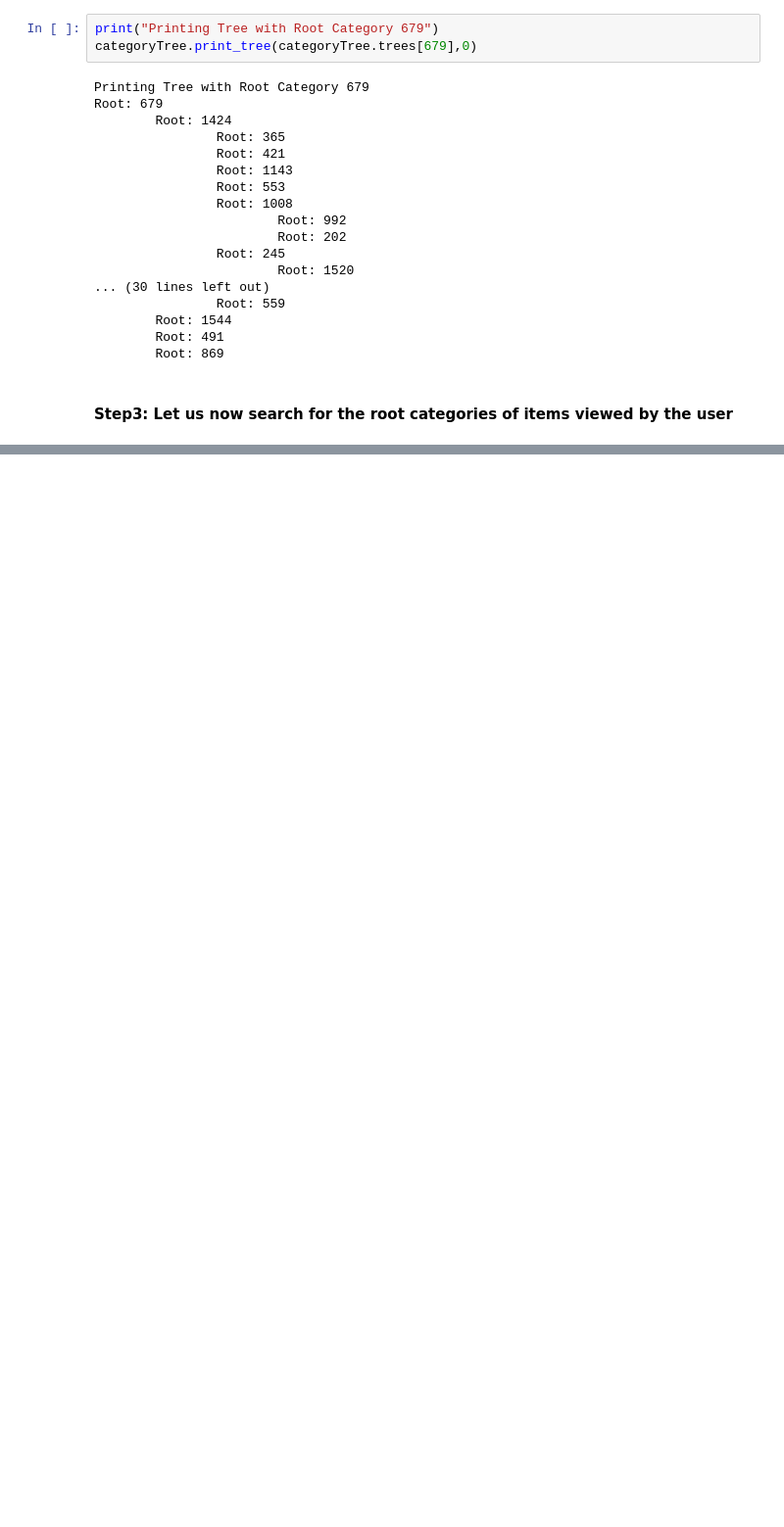
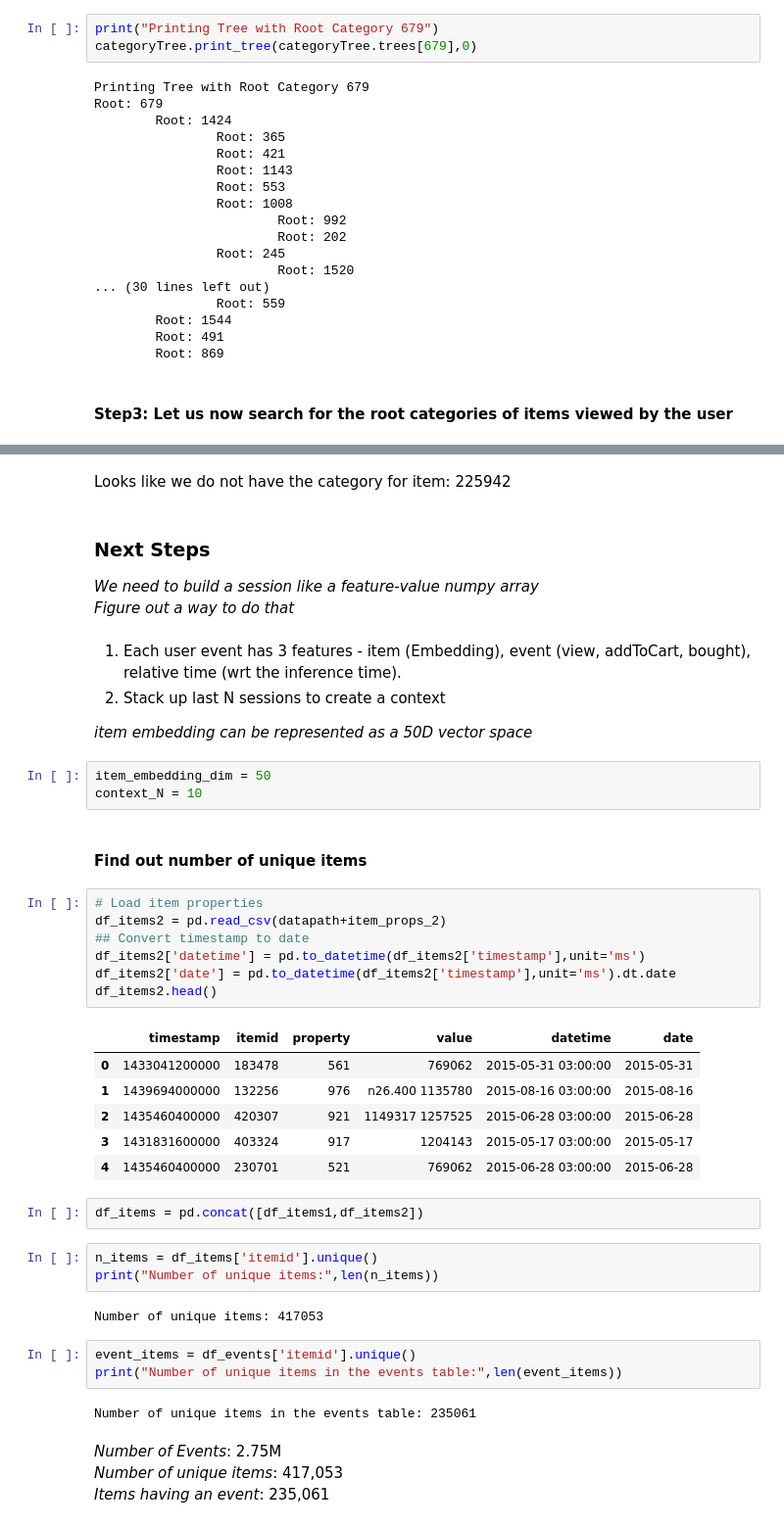
Before and after one commit to SamarthGupta93/RetailRocket, a Jupyter notebook: user_session.ipynb, the cells around one changed output, grey strips where cells are left out. Shown at 98% size. Cells and saved outputs as stored; diff of their text form; blank space fills up the shorter version.

Commit message:
Built numpy array for single user session

```diff
--- a/user_session.ipynb
+++ b/user_session.ipynb
@@ -236,0 +231,47 @@ Looks like we do not have the category for item: 225942<br>
+# %% [markdown]
+Looks like we do not have the category for item: 225942<br>
+# %% [markdown]
+### Next Steps
+
+*We need to build a session like a feature-value numpy array*<br>
+*Figure out a way to do that*
+# %% [markdown]
+1. Each user event has 3 features - item (Embedding), event (view, addToCart, bought), relative time (wrt the inference time).
+2. Stack up last N sessions to create a context
+
+*item embedding can be represented as a 50D vector space*
+# %%
+item_embedding_dim = 50
+context_N = 10
+# %% [markdown]
+#### Find out number of unique items
+# %%
+# Load item properties
+df_items2 = pd.read_csv(datapath+item_props_2)
+## Convert timestamp to date
+df_items2['datetime'] = pd.to_datetime(df_items2['timestamp'],unit='ms')
+df_items2['date'] = pd.to_datetime(df_items2['timestamp'],unit='ms').dt.date
+df_items2.head()
+# %% [output]
+|  | timestamp | itemid | property | value | datetime | date |
+| 0 | 1433041200000 | 183478 | 561 | 769062 | 2015-05-31 03:00:00 | 2015-05-31 |
+| 1 | 1439694000000 | 132256 | 976 | n26.400 1135780 | 2015-08-16 03:00:00 | 2015-08-16 |
+| 2 | 1435460400000 | 420307 | 921 | 1149317 1257525 | 2015-06-28 03:00:00 | 2015-06-28 |
+| 3 | 1431831600000 | 403324 | 917 | 1204143 | 2015-05-17 03:00:00 | 2015-05-17 |
+| 4 | 1435460400000 | 230701 | 521 | 769062 | 2015-06-28 03:00:00 | 2015-06-28 |
+# %%
+df_items = pd.concat([df_items1,df_items2])
+# %%
+n_items = df_items['itemid'].unique()
+print("Number of unique items:",len(n_items))
+# %% [output]
+Number of unique items: 417053
+# %%
+event_items = df_events['itemid'].unique()
+print("Number of unique items in the events table:",len(event_items))
+# %% [output]
+Number of unique items in the events table: 235061
+# %% [markdown]
+*Number of Events*: 2.75M<br>
+*Number of unique items*: 417,053<br>
+*Items having an event*: 235,061
```
Also changed, not shown: parts of 40 cells of this notebook.
